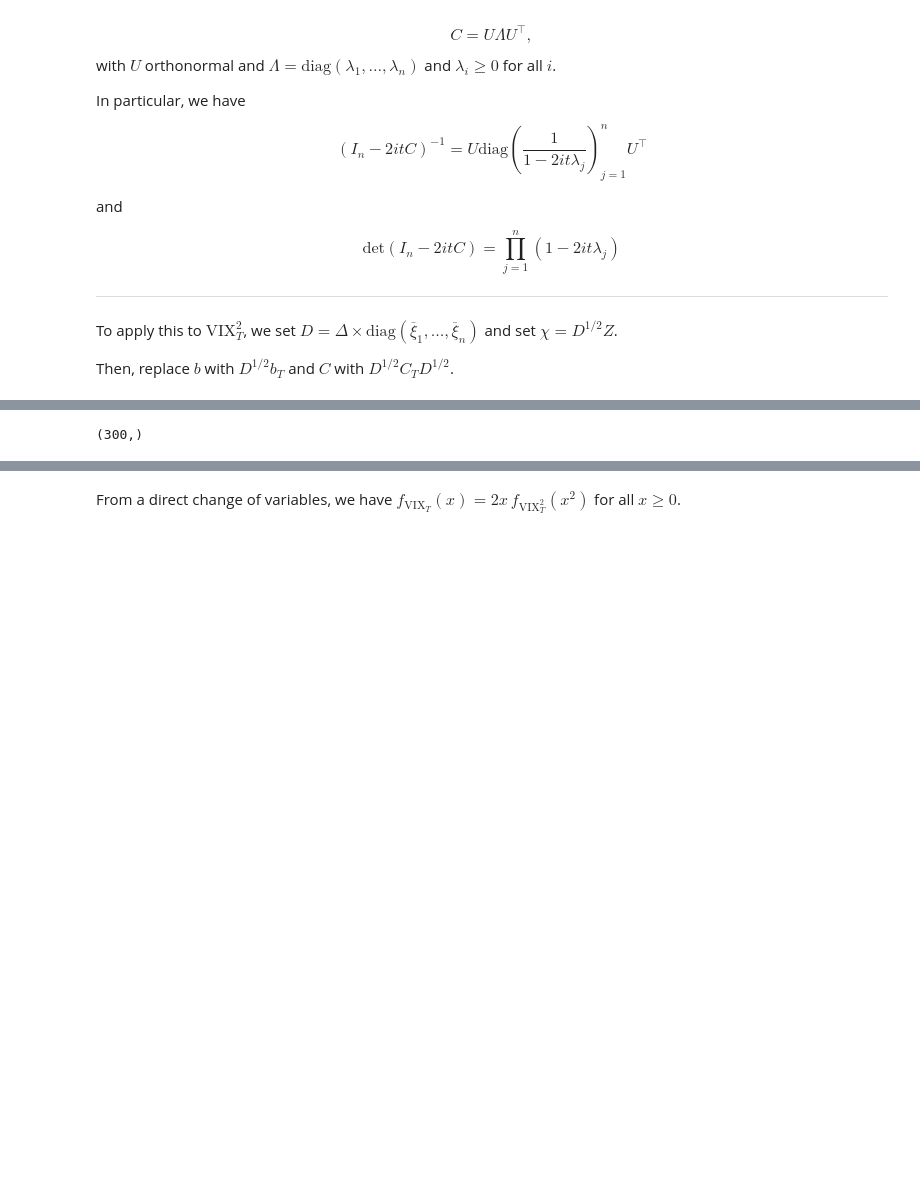
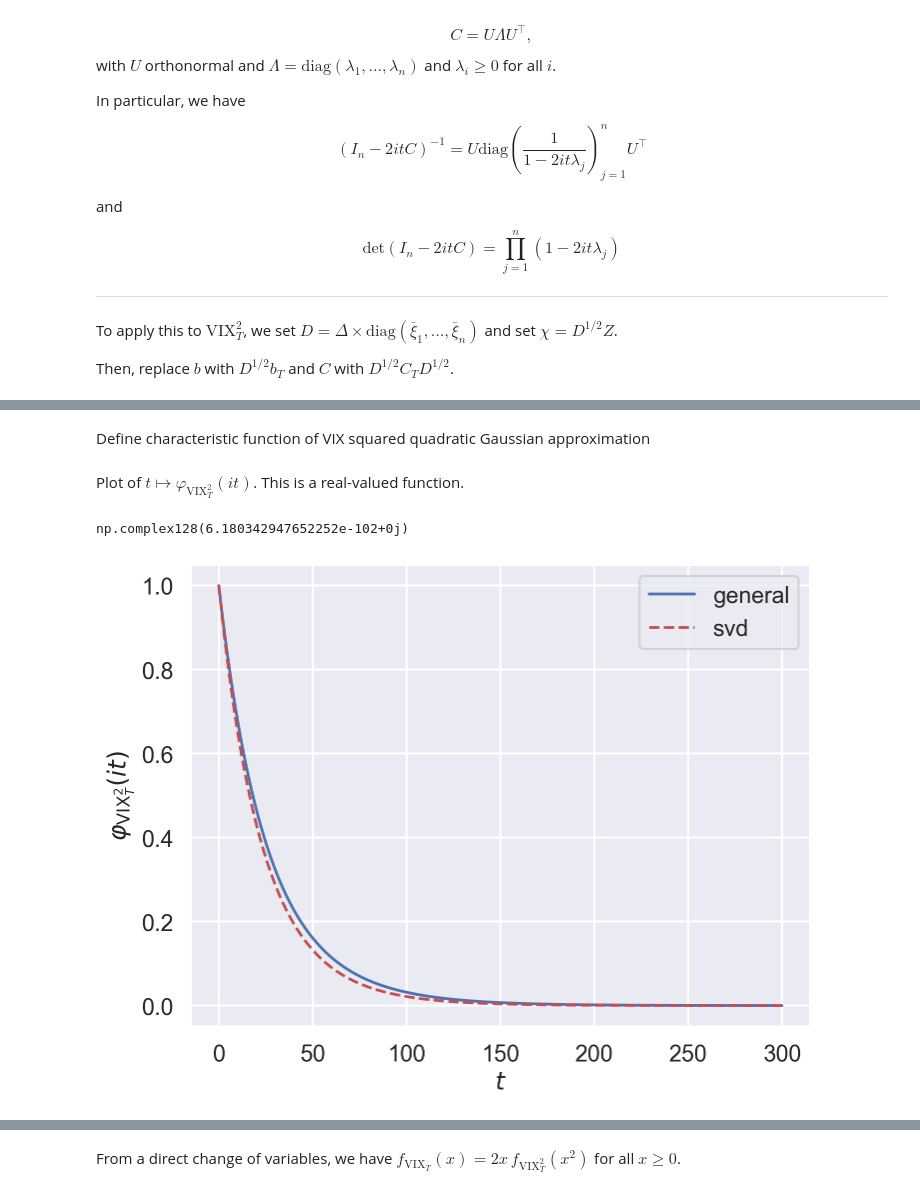
Before and after one commit to jgatheral/QuadraticRoughHeston, a Jupyter notebook: vix_approx.ipynb, the cells around one changed output, grey strips where cells are left out. Drawn from its saved outputs; the diff is of its cells as text; code cells hidden in the pictures; blank space fills up the shorter version.

```diff
--- a/vix_approx.ipynb
+++ b/vix_approx.ipynb
@@ -180,5 +184,7 @@ Pre-compute parameters: $a$, the vector $\mathbf{b}$, and the matrix $C$
 # %%
-expiry = spx_expiries[0]
+# set parameters
+expiry = spx_expiries[1]
+vix_expiry_mc = qrh_sim[expiry]["vix"]
 delta_vix = 1.0 / 12.0
 Delta = expiry / steps
 n_vix = 10
@@ -244,4 +254,6 @@ def inverse_shift_id(t):
 
 def det_shift_id(t):
     return np.prod(1.0 - 2j * t * S)
+# %% [markdown]
+Define characteristic function of VIX squared quadratic Gaussian approximation
 # %%
@@ -266,6 +281,27 @@ def charfunc_quadratic_normal(t, a, b, C):
     factor = np.exp(1j * a * t) * det_shift_id(t) ** (-0.5)
     return factor * np.exp(-0.5 * t**2 * np.sum(U_b**2 / (1.0 - 2j * t * S)))
+# %% [markdown]
+Plot of $t \mapsto \varphi_{\text{VIX}_T^2}(it)$.
+This is a real-valued function.
 # %%
-U_b.shape
+ts = np.linspace(0.0, 300, 201)
+phi_vix2_i_ts = np.array(
+    [charfunc_quadratic_normal(t=1j * t, a=a_scalar, b=b_vec, C=mat_C) for t in ts]
+)
+phi_vix2_i_ts_svd = np.array(
+    [charfunc_quadratic_normal_svd(t=1j * t, a=a_scalar) for t in ts]
+)
-# %% [output]
-(300,)
+# %%
+charfunc_quadratic_normal_svd(1j * 1e4, a_scalar)
+# %% [output]
+np.complex128(6.180342947652252e-102+0j)
+# %%
+fig, ax = plt.subplots()
+ax.plot(ts, np.real(phi_vix2_i_ts), "b-", lw=2, label="general")
+ax.plot(ts, np.real(phi_vix2_i_ts_svd), "r--", lw=2, label="svd")
+ax.set_xlabel("$t$")
+ax.set_ylabel("$\\varphi_{\\mathrm{VIX}_T^2}(it)$")
+ax.legend()
+plt.show()
+# %% [output]
+[figure, added]
```
Also changed, not shown: parts of 41 cells of this notebook.
